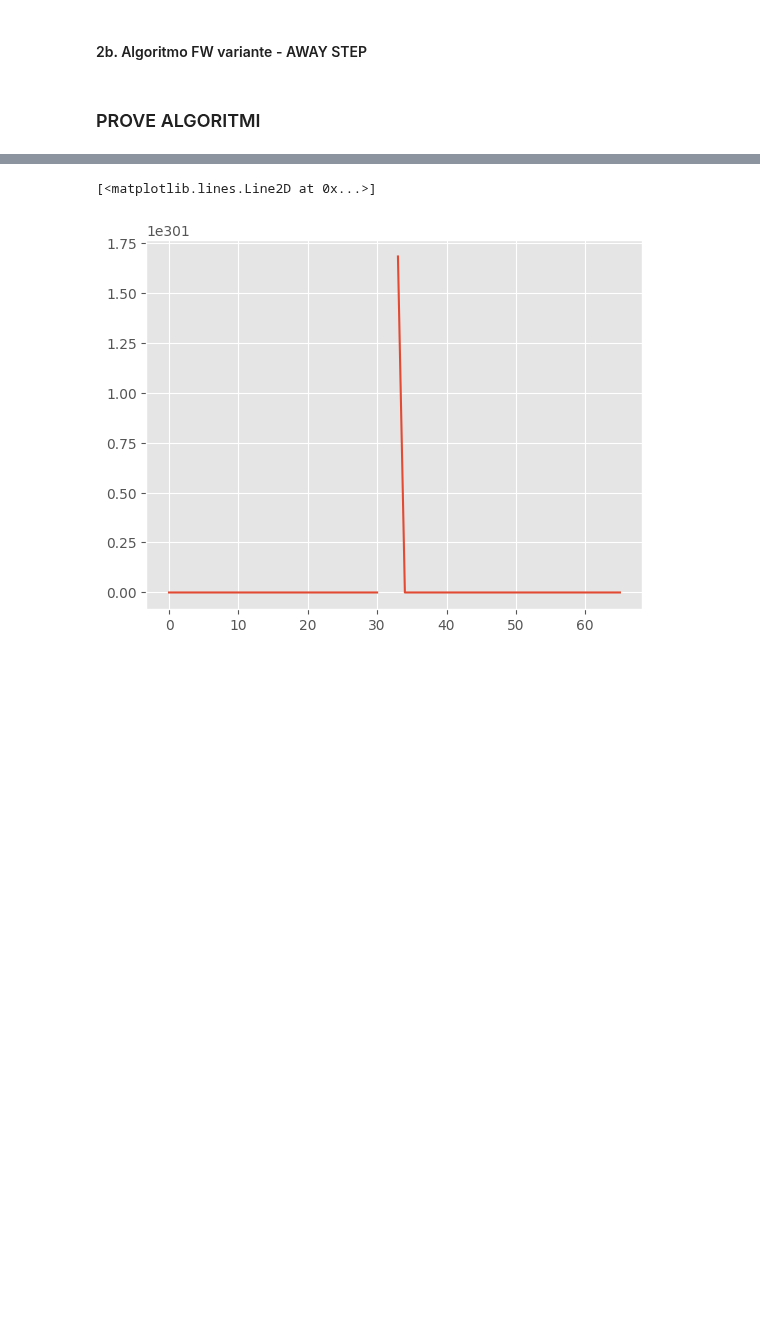
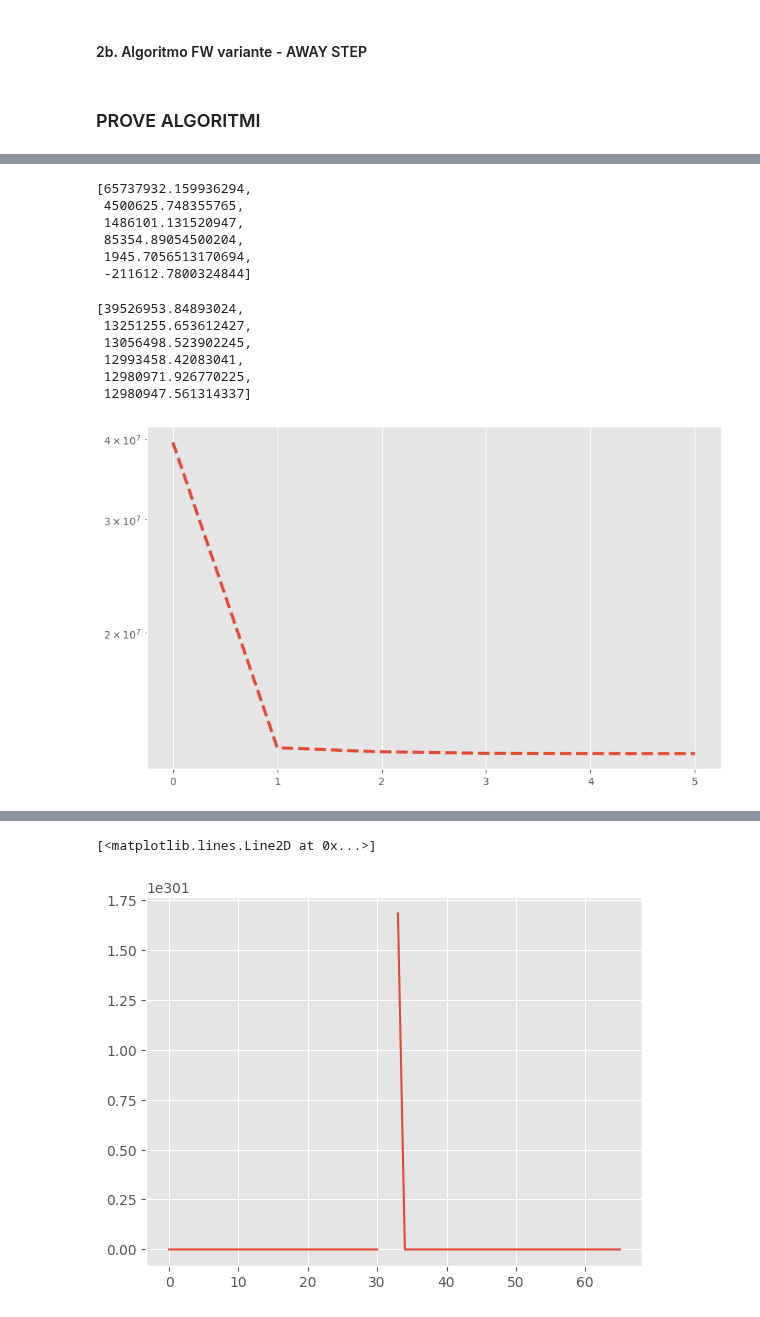
Before and after one commit to vpicchianti/Optimization-for-Data-Science, a Jupyter notebook: functions.ipynb, the cells around one changed output, grey strips where cells are left out. Drawn from its saved outputs; the diff is of its cells as text; code cells hidden in the pictures; blank space fills up the shorter version.

```diff
--- a/functions.ipynb
+++ b/functions.ipynb
@@ -538,2 +521,37 @@ Iteration:    4   Step size: 0.16136973   Valore di f in x_k: 113864.166942   Pr
 terminerei per f tol
+# %%
+primal_gap_fw
+# %% [output]
+[65737932.159936294,
+ 4500625.748355765,
+ 1486101.131520947,
+ 85354.89054500204,
+ 1945.7056513170694,
+ -211612.7800324844]
+# %%
+function_value_fw
+# %% [output]
+[39526953.84893024,
+ 13251255.653612427,
+ 13056498.523902245,
+ 12993458.42083041,
+ 12980971.926770225,
+ 12980947.561314337]
+# %%
+plt.style.use('ggplot')
+plt.figure(figsize=(10, 6))
+plt.plot(range(0, k_mod+1), function_value_fw, label="gap", linestyle='--', linewidth = 3)
+
+plt.yscale("log")
+
+#plt.xlabel("Iterazione (k)", fontsize = 17)
+#plt.ylabel('gap duale', fontsize = 17)
+
+#plt.legend()
+
+#plt.grid(True)
+
+plt.show()
+# %% [output]
+[figure, added]
 # %%
```
Also changed, not shown: parts of 10 cells of this notebook, 1 other file.
